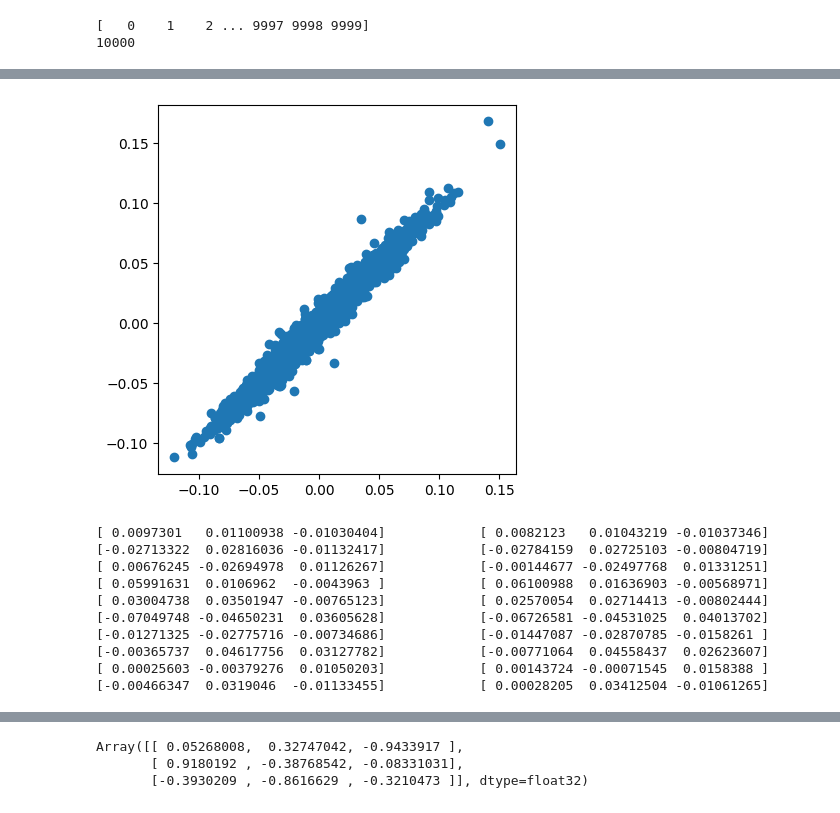
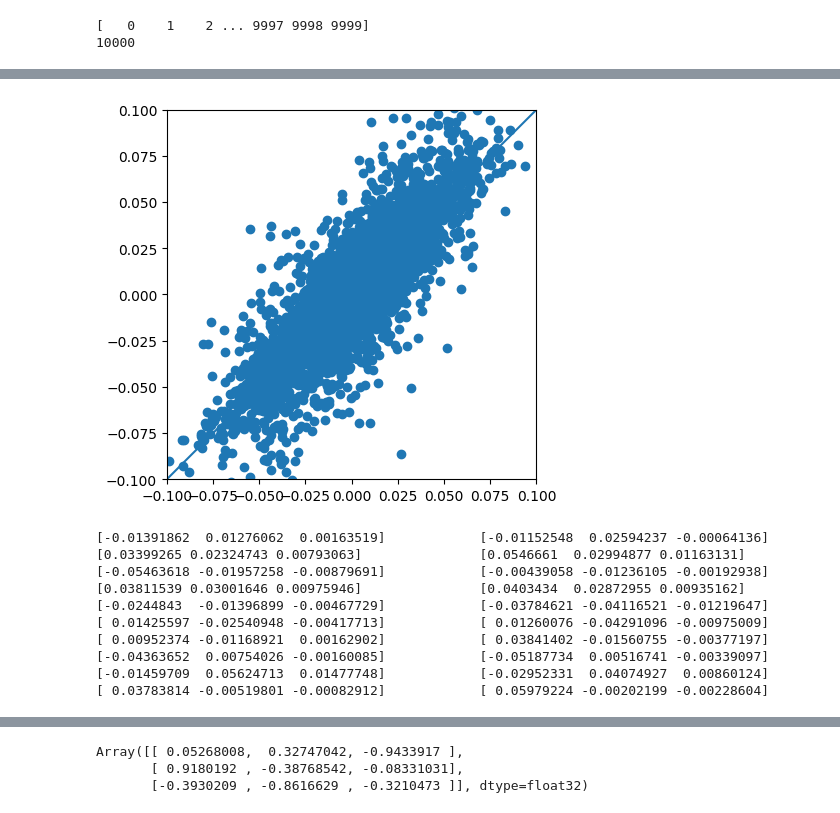
Before and after one commit to EricBoittier/dcmnet, a Jupyter notebook: notebooks/dipole_model.ipynb, the cells around one changed output, grey strips where cells are left out. Cells and saved outputs as stored; diff of their text form; code cells hidden in the pictures.

Commit message:
dipole model

```diff
--- a/notebooks/dipole_model.ipynb
+++ b/notebooks/dipole_model.ipynb
@@ -23,2 +33,2 @@ jax.devices()
 # %%
-dataset = np.load("mulitpoles10000.npz")
+dataset = np.load("../data/mulitpoles10000.npz")
@@ -114,5 +132,6 @@ def prepare_datasets(key, num_train, num_valid, filename="mulitpoles766000.npz")
 # %%
-train_data, valid_data, mean_energy = prepare_datasets(data_key, 689400, 76600, filename="mulitpoles766000.npz")
+train_data, valid_data, mean_energy = prepare_datasets(data_key, 2**19, 320,
+                                                       filename="../data/mulitpoles766000.npz")
 # %% [output]
 R (766000, 60, 3)
 Z (766000, 60)
@@ -310,7 +328,8 @@ def eval_step(model_apply, batch, batch_size, params):
   return loss, mono_mae, dipo_mae
 
 
-def train_model(key, model, train_data, valid_data, num_epochs, learning_rate, batch_size):
+def train_model(key, model, train_data, valid_data, num_epochs, learning_rate, batch_size,
+               restart=None):
   # Initialize model parameters and optimizer state.
   key, init_key = jax.random.split(key)
   optimizer = optax.adam(learning_rate)
@@ -321,6 +340,8 @@ def train_model(key, model, train_data, valid_data, num_epochs, learning_rate, b
     dst_idx=dst_idx,
     src_idx=src_idx,
   )
+  if restart is not None:
+      params = restart
   opt_state = optimizer.init(params)
 
   print("Preparaing batches")
@@ -436,3 +457,14 @@ import pickle
 # open a file, where you ant to store the data
 with open('dipo_mono_params.pkl', 'wb') as file:
     pickle.dump(params, file)
+# %%
+params = train_model(
+  key=train_key,
+  model=message_passing_model,
+  train_data=train_data,
+  valid_data=valid_data,
+  num_epochs=10,
+  learning_rate=learning_rate,
+  batch_size=batch_size,
+  restart=params,
+)
@@ -476,26 +542,26 @@ nonzeros = jnp.nonzero(batch["mono"])
 # %%
 import matplotlib.pyplot as plt
 # for i in range(10):
 #     plt.scatter(batch_gt[i], patch_pred[i])
 plt.scatter(dipo[nonzeros], batch["dipo"][nonzeros])
-# plt.plot([-1,1],[-1,1])
-# plt.xlim(-1,1)
-# plt.ylim(-1,1)
+plt.plot([-1,1],[-1,1])
+plt.xlim(-.1,.1)
+plt.ylim(-.1,.1)
 ax = plt.gca()
 ax.set_aspect("equal")
 # %% [output]
-[figure, old version]
+[figure, new version]
 # %%
 for i in range(10):
     print(dipo[nonzeros][i], "\t\t", batch["dipo"][nonzeros][i])
 # %% [output]
-[ 0.0097301   0.01100938 -0.01030404]            [ 0.0082123   0.01043219 -0.01037346]
-[-0.02713322  0.02816036 -0.01132417]            [-0.02784159  0.02725103 -0.00804719]
-[ 0.00676245 -0.02694978  0.01126267]            [-0.00144677 -0.02497768  0.01331251]
-[ 0.05991631  0.0106962  -0.0043963 ]            [ 0.06100988  0.01636903 -0.00568971]
-[ 0.03004738  0.03501947 -0.00765123]            [ 0.02570054  0.02714413 -0.00802444]
-[-0.07049748 -0.04650231  0.03605628]            [-0.06726581 -0.04531025  0.04013702]
-[-0.01271325 -0.02775716 -0.00734686]            [-0.01447087 -0.02870785 -0.0158261 ]
-[-0.00365737  0.04617756  0.03127782]            [-0.00771064  0.04558437  0.02623607]
-[ 0.00025603 -0.00379276  0.01050203]            [ 0.00143724 -0.00071545  0.0158388 ]
-[-0.00466347  0.0319046  -0.01133455]            [ 0.00028205  0.03412504 -0.01061265]
+[-0.01391862  0.01276062  0.00163519]            [-0.01152548  0.02594237 -0.00064136]
+[0.03399265 0.02324743 0.00793063]               [0.0546661  0.02994877 0.01163131]
+[-0.05463618 -0.01957258 -0.00879691]            [-0.00439058 -0.01236105 -0.00192938]
+[0.03811539 0.03001646 0.00975946]               [0.0403434  0.02872955 0.00935162]
+[-0.0244843  -0.01396899 -0.00467729]            [-0.03784621 -0.04116521 -0.01219647]
+[ 0.01425597 -0.02540948 -0.00417713]            [ 0.01260076 -0.04291096 -0.00975009]
+[ 0.00952374 -0.01168921  0.00162902]            [ 0.03841402 -0.01560755 -0.00377197]
+[-0.04363652  0.00754026 -0.00160085]            [-0.05187734  0.00516741 -0.00339097]
+[-0.01459709  0.05624713  0.01477748]            [-0.02952331  0.04074927  0.00860124]
+[ 0.03783814 -0.00519801 -0.00082912]            [ 0.05979224 -0.00202199 -0.00228604]
```
Also changed, not shown: parts of 17 cells of this notebook.
